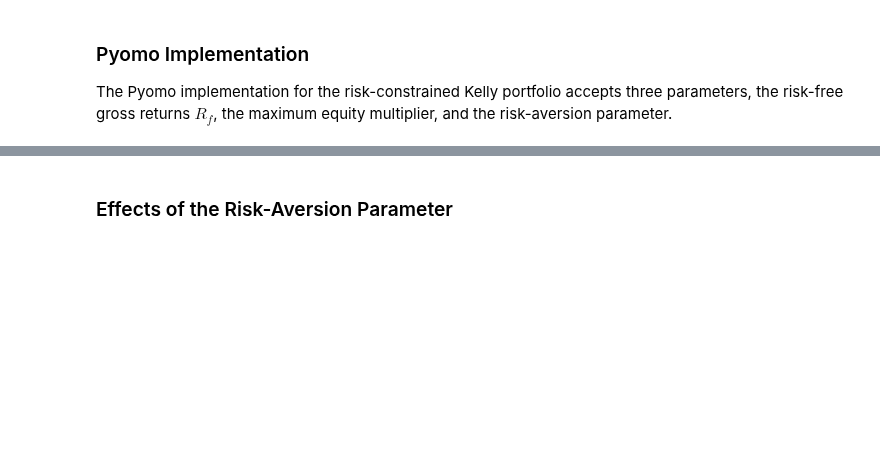
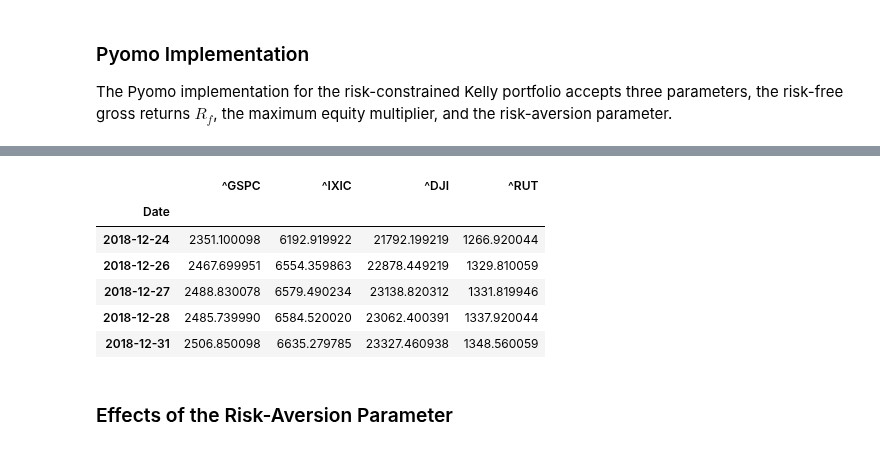
Before and after one commit to mobook/MO-book, a Jupyter notebook: notebooks/06/optimal-growth-portfolios.ipynb, the cells around one changed output, grey strips where cells are left out. Cells and saved outputs as stored; diff of their text form; code cells hidden in the pictures; blank space fills up the shorter version.

```diff
--- a/notebooks/06/optimal-growth-portfolios.ipynb
+++ b/notebooks/06/optimal-growth-portfolios.ipynb
@@ -254,3 +260,13 @@ Annualized return = 58.30 %
+# %%
+S.head()
+# %% [output]
+|  | ^GSPC | ^IXIC | ^DJI | ^RUT |
+| Date |  |  |  |  |
+| 2018-12-24 | 2351.100098 | 6192.919922 | 21792.199219 | 1266.920044 |
+| 2018-12-26 | 2467.699951 | 6554.359863 | 22878.449219 | 1329.810059 |
+| 2018-12-27 | 2488.830078 | 6579.490234 | 23138.820312 | 1331.819946 |
+| 2018-12-28 | 2485.739990 | 6584.520020 | 23062.400391 | 1337.920044 |
+| 2018-12-31 | 2506.850098 | 6635.279785 | 23327.460938 | 1348.560059 |
 # %% [markdown]
 ### Effects of the Risk-Aversion Parameter
 # %%
```
Also changed, not shown: parts of 9 cells of this notebook.
